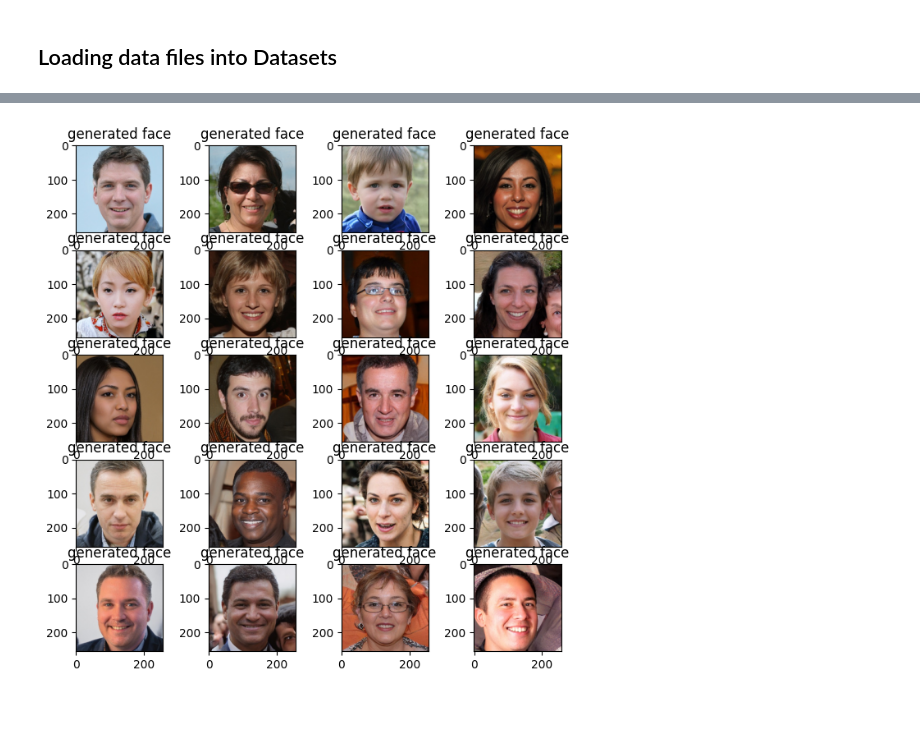
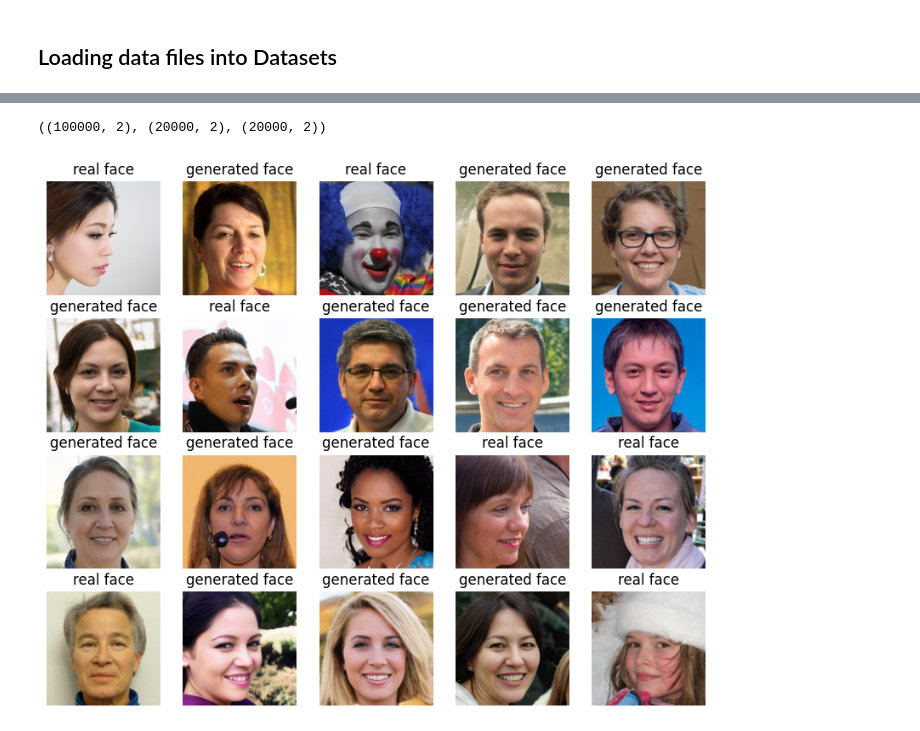
Before and after one commit to dunkeln/catch-deepfakes, a Jupyter notebook: notebooks/main.ipynb, the cells around one changed output, grey strips where cells are left out. Cells and saved outputs as stored; diff of their text form; code cells hidden in the pictures.

Commit message:
[CHKPNT] resolved all data loading issues

```diff
--- a/notebooks/main.ipynb
+++ b/notebooks/main.ipynb
@@ -69,20 +27,22 @@ plt.imshow(augmented(img))
+# %%
+train_df = create_df(TRAIN_PATH)
+test_df = create_df(TEST_PATH)
+val_df = create_df(VAL_PATH)
+
+train_df.shape, test_df.shape, val_df.shape
+# %% [output]
+((100000, 2), (20000, 2), (20000, 2))
 # %%
-class FacesDataSet(Dataset):
-    """
-        fake: 0, real: 1
-    """
-    def __init__(self, data: Tuple[Generator, Generator], size: int) -> None:
+class FacesDataset(Dataset):
+    def __init__(self, data: pl.DataFrame, path: str) -> None:
         self.data = data
-        self.size = size
-        self.counter = 0
+        self.path = path
 
     def __len__(self) -> int:
-        return self.size
+        return self.data.shape[0]
 
     def __getitem__(self, idx: int) -> Tuple[np.ndarray, int]:
-        if self.counter <= self.size // 2:
-            self.counter += 1
-            return (next(iter(self.data[0])), 0)
-        else:
-            self.counter += 1
-            return (next(iter(self.data[1])), 1)
+        data = self.data.slice(idx, 1)
+        face, label = data['file'].item(), data['label'].item()
+        path = self.path + ('fake/' if label == 0 else 'real/')
+        return img_to_matrix(path + face), label
@@ -92,14 +49,19 @@ train_loader = DataLoader(FacesDataSet((fake_train_imgs, real_train_imgs), size)
+# %%
+train_loader = DataLoader(FacesDataset(train_df, TRAIN_PATH), shuffle=True)
+val_loader = DataLoader(FacesDataset(val_df, VAL_PATH))
+test_loader = DataLoader(FacesDataset(test_df, TEST_PATH))
 # %%
-w, h = 10, 10
-fig = plt.figure(figsize=(8, 8))
-columns, rows = 4, 5
+w, h = 8, 8
+fig = plt.figure(figsize=(10, 8))
+columns, rows = 5, 4
 
 for i in range(1, columns * rows + 1):
     face, label = next(iter(train_loader))
     fig.add_subplot(rows, columns, i)
     plt.title("generated face" if label == 0 else "real face")
     plt.imshow(face.squeeze())
+    plt.axis('off')
 
 plt.show()
 # %% [output]
-[figure, old version]
+[figure, new version]
```
Also changed, not shown: parts of 7 cells of this notebook, 1 other file.
